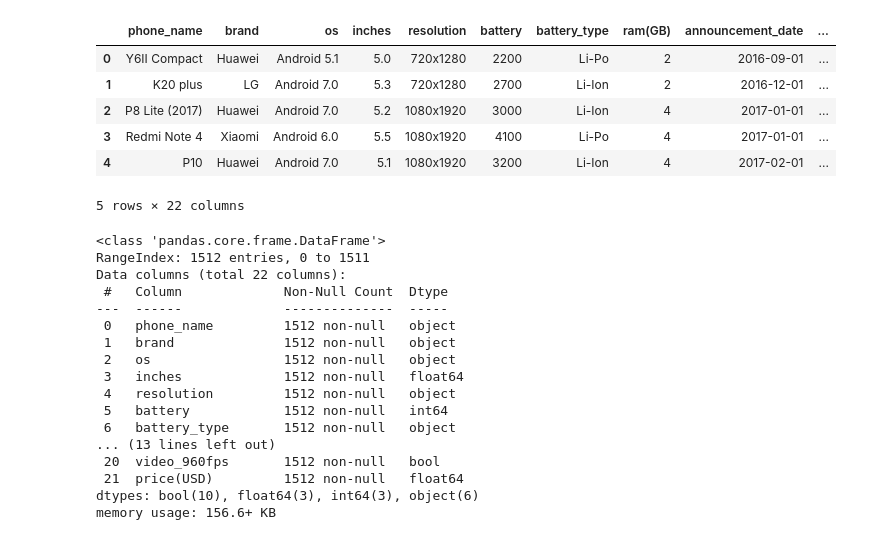
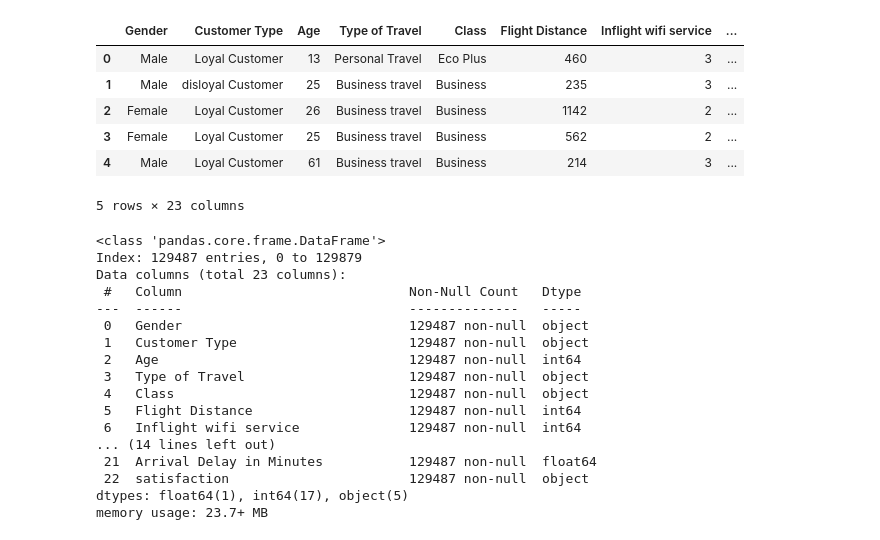
Before and after one commit to vincenzorrei/EDU-PCA, a Jupyter notebook: main.ipynb, the cells around one changed output. Cells and saved outputs as stored; diff of their text form; code cells hidden in the pictures.

```diff
--- a/main.ipynb
+++ b/main.ipynb
@@ -102,33 +14,38 @@ plt.show()
 # %%
 # import the dataset
-df = pd.read_csv('data/Phone.csv')
+df = pd.read_csv('data/test.csv')
+df_train = pd.read_csv('data/train.csv')
+# Concatenate the two datasets
+df = pd.concat([df_train, df], ignore_index=True, sort=False)
+df = df.dropna()
+df = df.drop([ 'id', 'Unnamed: 0'], axis=1)
 df = df.dropna()
 df.head()
 # %% [output]
-|  | phone_name | brand | os | inches | resolution | battery | battery_type | ram(GB) | announcement_date | ... |
-| 0 | Y6II Compact | Huawei | Android 5.1 | 5.0 | 720x1280 | 2200 | Li-Po | 2 | 2016-09-01 | ... |
-| 1 | K20 plus | LG | Android 7.0 | 5.3 | 720x1280 | 2700 | Li-Ion | 2 | 2016-12-01 | ... |
-| 2 | P8 Lite (2017) | Huawei | Android 7.0 | 5.2 | 1080x1920 | 3000 | Li-Ion | 4 | 2017-01-01 | ... |
-| 3 | Redmi Note 4 | Xiaomi | Android 6.0 | 5.5 | 1080x1920 | 4100 | Li-Po | 4 | 2017-01-01 | ... |
-| 4 | P10 | Huawei | Android 7.0 | 5.1 | 1080x1920 | 3200 | Li-Ion | 4 | 2017-02-01 | ... |
+|  | Gender | Customer Type | Age | Type of Travel | Class | Flight Distance | Inflight wifi service | ... |
+| 0 | Male | Loyal Customer | 13 | Personal Travel | Eco Plus | 460 | 3 | ... |
+| 1 | Male | disloyal Customer | 25 | Business travel | Business | 235 | 3 | ... |
+| 2 | Female | Loyal Customer | 26 | Business travel | Business | 1142 | 2 | ... |
+| 3 | Female | Loyal Customer | 25 | Business travel | Business | 562 | 2 | ... |
+| 4 | Male | Loyal Customer | 61 | Business travel | Business | 214 | 3 | ... |
-5 rows × 22 columns
+5 rows × 23 columns
 # %%
 df.info()
 # %% [output]
 <class 'pandas.core.frame.DataFrame'>
-RangeIndex: 1512 entries, 0 to 1511
-Data columns (total 22 columns):
- #   Column             Non-Null Count  Dtype
----  ------             --------------  -----
- 0   phone_name         1512 non-null   object
- 1   brand              1512 non-null   object
- 2   os                 1512 non-null   object
- 3   inches             1512 non-null   float64
- 4   resolution         1512 non-null   object
- 5   battery            1512 non-null   int64
- 6   battery_type       1512 non-null   object
-... (13 lines left out)
- 20  video_960fps       1512 non-null   bool
- 21  price(USD)         1512 non-null   float64
-dtypes: bool(10), float64(3), int64(3), object(6)
-memory usage: 156.6+ KB
+Index: 129487 entries, 0 to 129879
+Data columns (total 23 columns):
+ #   Column                             Non-Null Count   Dtype
+---  ------                             --------------   -----
+ 0   Gender                             129487 non-null  object
+ 1   Customer Type                      129487 non-null  object
+ 2   Age                                129487 non-null  int64
+ 3   Type of Travel                     129487 non-null  object
+ 4   Class                              129487 non-null  object
+ 5   Flight Distance                    129487 non-null  int64
+ 6   Inflight wifi service              129487 non-null  int64
+... (14 lines left out)
+ 21  Arrival Delay in Minutes           129487 non-null  float64
+ 22  satisfaction                       129487 non-null  object
+dtypes: float64(1), int64(17), object(5)
+memory usage: 23.7+ MB
```
Also changed, not shown: parts of 23 cells of this notebook, 2 other files.
